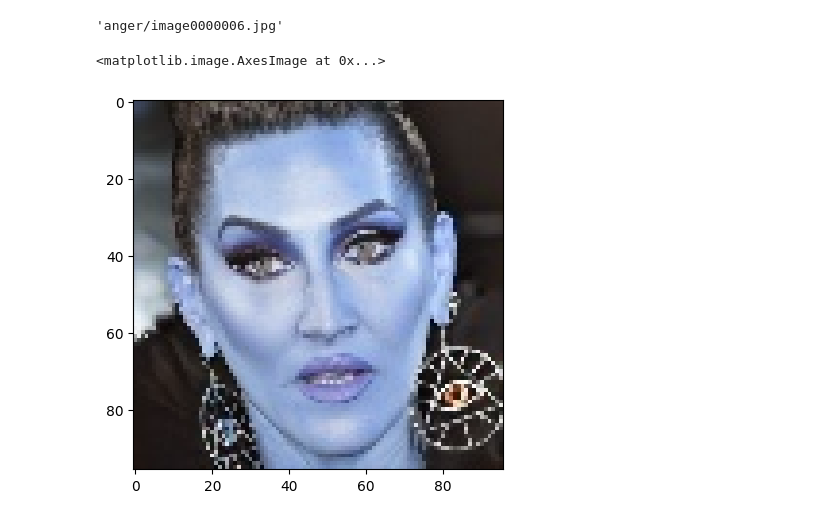
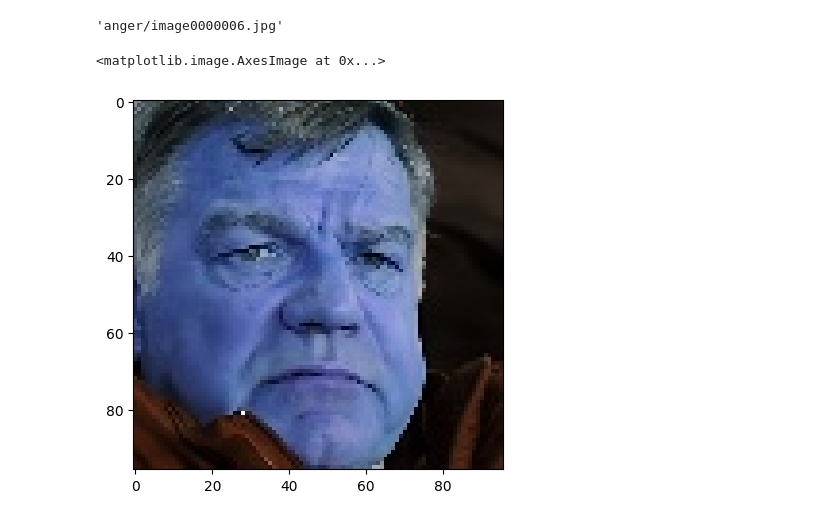
Before and after one commit to BiswajitDeb/Facial_Expression, a Jupyter notebook: Expt.ipynb, the cells around one changed output. Drawn from its saved outputs; the diff is of its cells as text; code cells hidden in the pictures.

```diff
--- a/Expt.ipynb
+++ b/Expt.ipynb
@@ -40,7 +60,7 @@ y = data['label'].values
 # %%
-img = cv2.imread("Affectnet Dataset/"+data.iloc[0]['pth'])
+img = cv2.imread("Affectnet Dataset/"+data.iloc[19]['pth'])
 import matplotlib.pyplot as plt
 plt.imshow(img)
 # %% [output]
 <matplotlib.image.AxesImage at 0x...>
-[figure, old version]
+[figure, new version]
```
Also changed, not shown: parts of 10 cells of this notebook.
